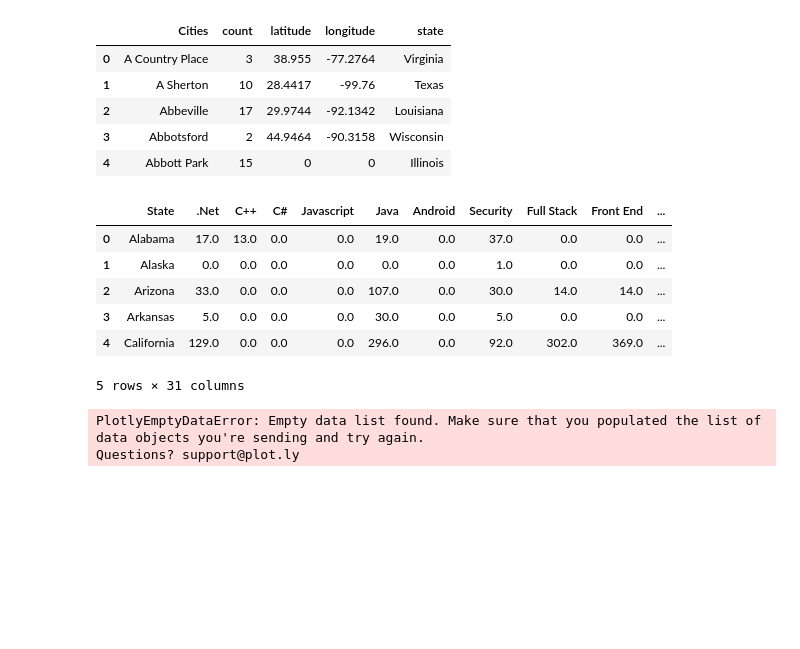
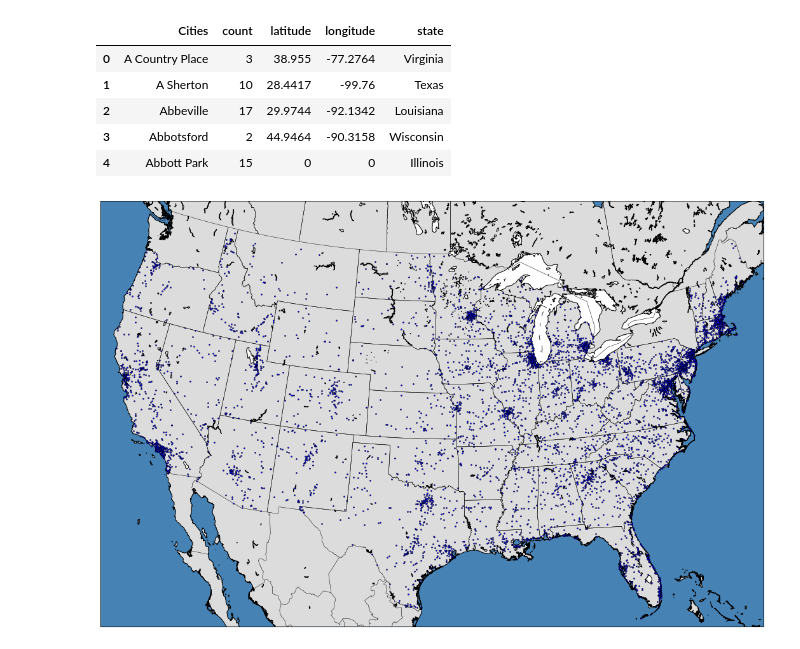
Before and after one commit to DrInternets/Employment-Defense-Force, a Jupyter notebook: Data Scraping/glassdoor.ipynb, the cells around one changed output. Drawn from its saved outputs; the diff is of its cells as text; code cells hidden in the pictures; blank space fills up the shorter version.

```diff
--- a/Data Scraping/glassdoor.ipynb
+++ b/Data Scraping/glassdoor.ipynb
@@ -231,20 +233,3 @@ df2.head()
 # %%
 df2.to_csv("glassdoor_cities.csv", encoding="utf-8", index=False)
 data.to_csv("glassdoor_states.csv")
-# %%
-cities_data = pd.DataFrame()
-states = pd.DataFrame()
-
-cities_data = pd.read_csv("glassdoor_cities.csv", encoding="utf-8")
-
-states_data = pd.read_csv("glassdoor_states.csv")
-
-cities_data.head()
-# %% [output]
-|  | State | .Net | C++ | C# | Javascript | Java | Android | Security | Full Stack | Front End | ... |
-| 0 | Alabama | 17.0 | 13.0 | 0.0 | 0.0 | 19.0 | 0.0 | 37.0 | 0.0 | 0.0 | ... |
-| 1 | Alaska | 0.0 | 0.0 | 0.0 | 0.0 | 0.0 | 0.0 | 1.0 | 0.0 | 0.0 | ... |
-| 2 | Arizona | 33.0 | 0.0 | 0.0 | 0.0 | 107.0 | 0.0 | 30.0 | 14.0 | 14.0 | ... |
-| 3 | Arkansas | 5.0 | 0.0 | 0.0 | 0.0 | 30.0 | 0.0 | 5.0 | 0.0 | 0.0 | ... |
-| 4 | California | 129.0 | 0.0 | 0.0 | 0.0 | 296.0 | 0.0 | 92.0 | 302.0 | 369.0 | ... |
-5 rows × 31 columns
@@ -291,8 +235,0 @@ cities.iloc[3].index.values
-# %%
-fig, ax = plt.subplots()
-ax = go.Figure(layout=layout, data=cases)
-py.iplot_mpl(fig)
-print "Done"
-# %% [output]
-PlotlyEmptyDataError: Empty data list found. Make sure that you populated the list of data objects you're sending and try again.
-Questions? support@plot.ly
@@ -298,0 +263,25 @@ Questions? support@plot.ly
+# %%
+ %matplotlib inline
+
+entry_level = cities
+
+fig = plt.figure(figsize=(24, 12))
+
+themap = Basemap(llcrnrlon=-119,llcrnrlat=22,urcrnrlon=-64,urcrnrlat=49, projection='lcc',lat_1=32,lat_2=45,lon_0=-95, resolution='f')
+themap.drawcoastlines()
+themap.drawcountries()
+themap.drawstates()
+themap.fillcontinents(color = 'gainsboro')
+themap.drawmapboundary(fill_color='steelblue')
+
+x, y = themap(cities_data[['longitude']].values, cities_data[['latitude']].values)
+
+themap.plot(x, y,
+            'o',
+            color='Blue',
+            markersize=2
+            )
+
+plt.show()
+# %% [output]
+[figure, added]
```
Also changed, not shown: parts of 4 cells of this notebook.
